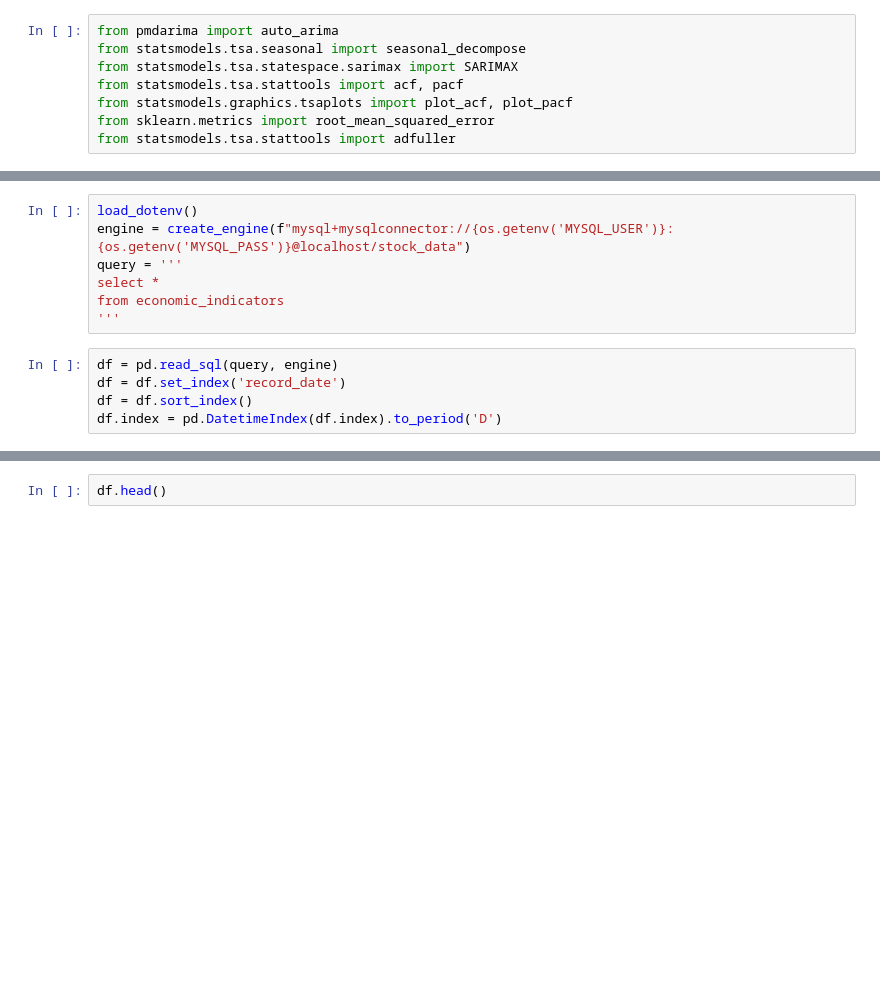
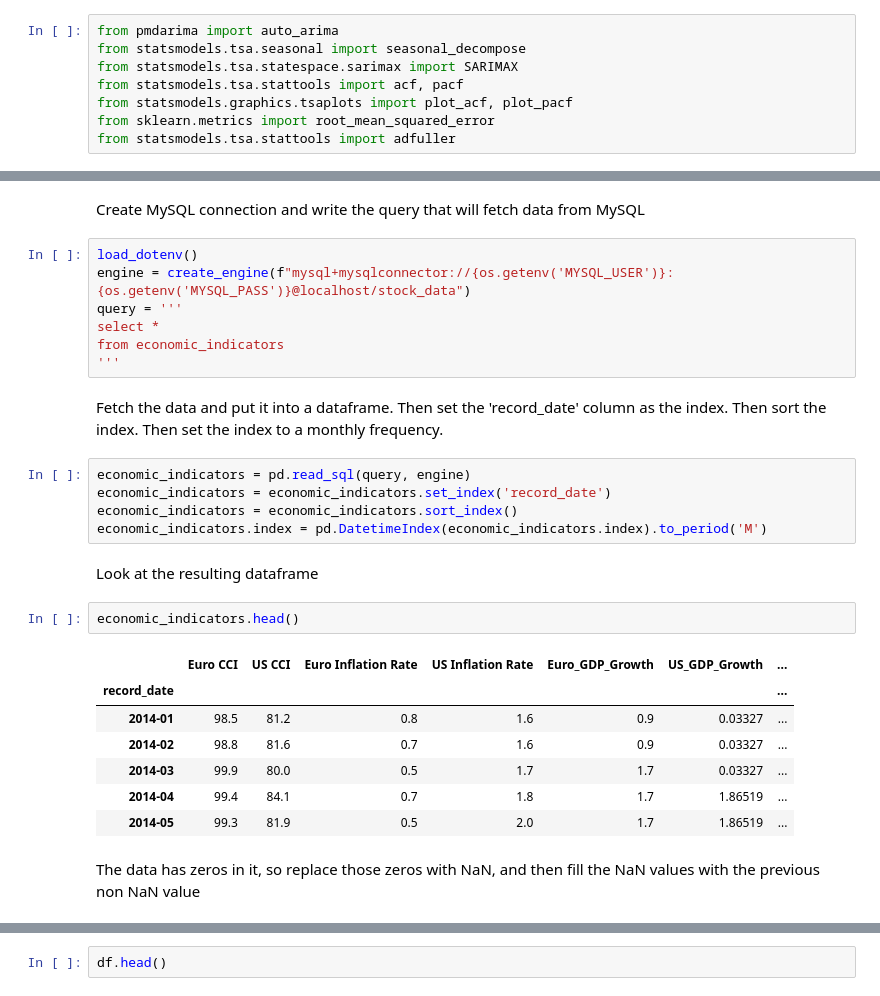
Before and after one commit to shayan1083/FinancialAnalysis, a Jupyter notebook: exchange_forecast.ipynb, the cells around one changed output, grey strips where cells are left out. Drawn from its saved outputs; the diff is of its cells as text; blank space fills up the shorter version.

```diff
--- a/exchange_forecast.ipynb
+++ b/exchange_forecast.ipynb
@@ -19,3 +22,5 @@ from statsmodels.tsa.stattools import adfuller
+# %% [markdown]
+Create MySQL connection and write the query that will fetch data from MySQL
 # %%
 load_dotenv()
 engine = create_engine(f"mysql+mysqlconnector://{os.getenv('MYSQL_USER')}:{os.getenv('MYSQL_PASS')}@localhost/stock_data")
@@ -23,8 +28,24 @@ query = '''
 select *
 from economic_indicators
 '''
+# %% [markdown]
+Fetch the data and put it into a dataframe. Then set the 'record_date' column as the index. Then sort the index. Then set the index to a monthly frequency.
 # %%
-df = pd.read_sql(query, engine)
-df = df.set_index('record_date')
-df = df.sort_index()
-df.index = pd.DatetimeIndex(df.index).to_period('D')
+economic_indicators = pd.read_sql(query, engine)
+economic_indicators = economic_indicators.set_index('record_date')
+economic_indicators = economic_indicators.sort_index()
+economic_indicators.index = pd.DatetimeIndex(economic_indicators.index).to_period('M')
+# %% [markdown]
+Look at the resulting dataframe
+# %%
+economic_indicators.head()
+# %% [output]
+|  | Euro CCI | US CCI | Euro Inflation Rate | US Inflation Rate | Euro_GDP_Growth | US_GDP_Growth | ... |
+| record_date |  |  |  |  |  |  | ... |
+| 2014-01 | 98.5 | 81.2 | 0.8 | 1.6 | 0.9 | 0.03327 | ... |
+| 2014-02 | 98.8 | 81.6 | 0.7 | 1.6 | 0.9 | 0.03327 | ... |
+| 2014-03 | 99.9 | 80.0 | 0.5 | 1.7 | 1.7 | 0.03327 | ... |
+| 2014-04 | 99.4 | 84.1 | 0.7 | 1.8 | 1.7 | 1.86519 | ... |
+| 2014-05 | 99.3 | 81.9 | 0.5 | 2.0 | 1.7 | 1.86519 | ... |
+# %% [markdown]
+The data has zeros in it, so replace those zeros with NaN, and then fill the NaN values with the previous non NaN value
```
Also changed, not shown: parts of 72 cells of this notebook, 6 other files.
